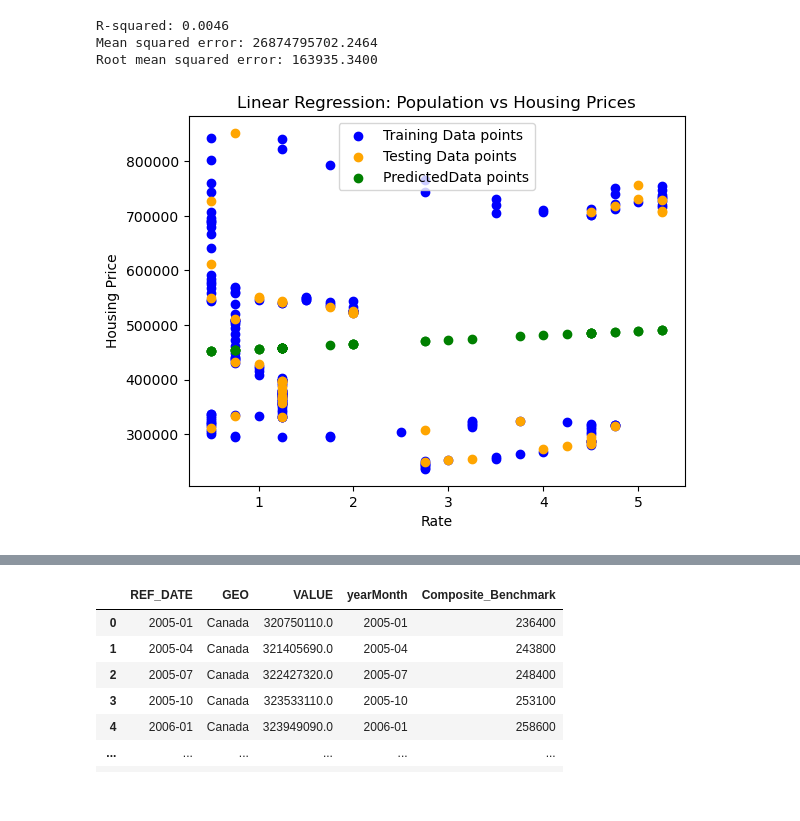
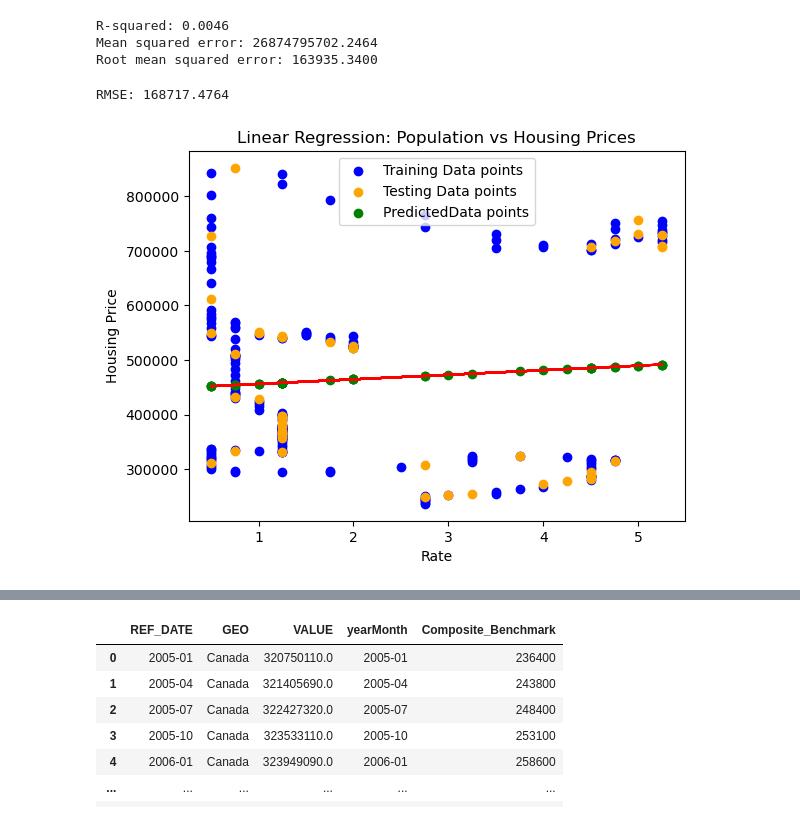
Before and after one commit to gvs311/data-analysis-housing, a Jupyter notebook: Project-v2.ipynb, the cells around one changed output, grey strips where cells are left out. Cells and saved outputs as stored; diff of their text form; code cells hidden in the pictures.

```diff
--- a/Project-v2.ipynb
+++ b/Project-v2.ipynb
@@ -256,16 +258,22 @@ print(f"Root mean squared error: {rmse:.4f}")
 R-squared: 0.0046
 Mean squared error: 26874795702.2464
 Root mean squared error: 163935.3400
+# %%
+scores = cross_val_score(rateHousingModel, X_test, y_test, cv=5, scoring='neg_mean_squared_error')
+rmse = np.sqrt(-scores.mean())
+print(f"RMSE: {rmse:.4f}")
+# %% [output]
+RMSE: 168717.4764
 # %%
 #plt.scatter(rateHousingDf["VALUE"], rateHousingDf["Composite_Benchmark"], color='blue', label='Original Data points')
 plt.scatter(X_train, y_train, color='blue', label='Training Data points')
 plt.scatter(X_test, y_test, color='orange', label='Testing Data points')
 plt.scatter(X_test, rateHousingPred, color='green', label='PredictedData points')
-
+plt.plot(X_test, rateHousingPred, color = 'red', )
 plt.xlabel('Rate')
 plt.ylabel('Housing Price')
 plt.title('Linear Regression: Population vs Housing Prices')
 plt.legend()
 plt.show()
 # %% [output]
-[figure, old version]
+[figure, new version]
```
Also changed, not shown: parts of 12 cells of this notebook.
